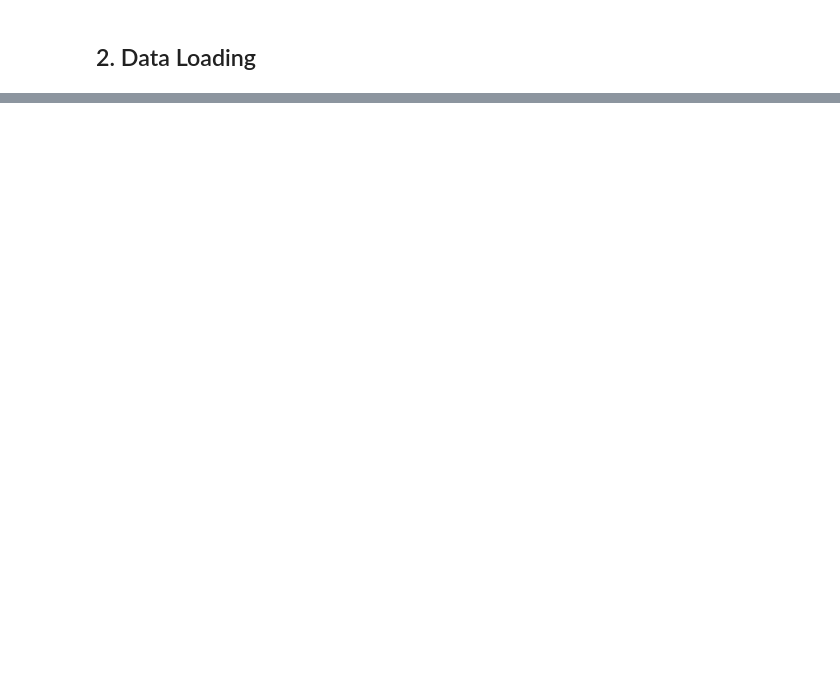
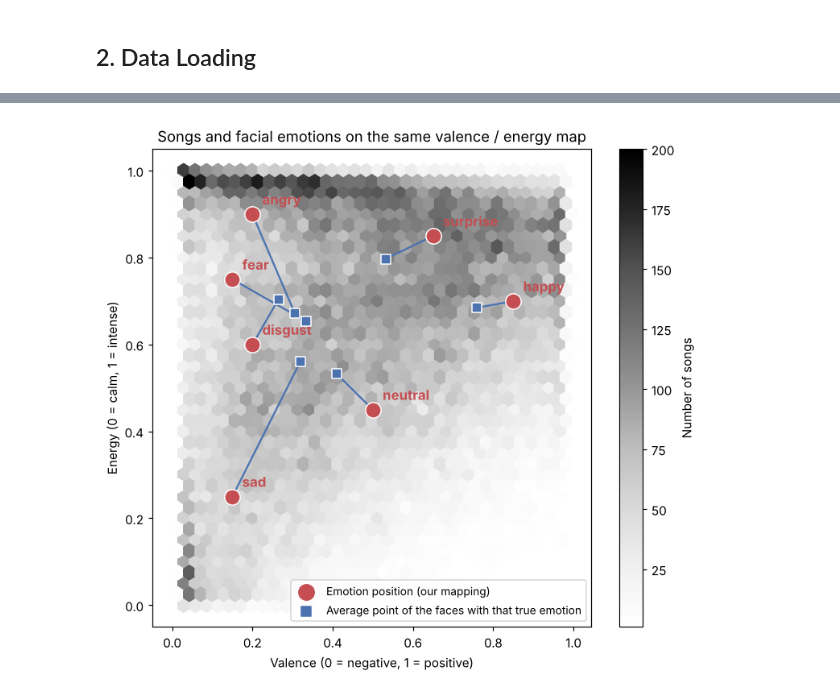
Before and after one commit to ssoossaa/mood-song-recommender, a Jupyter notebook: mood_recommender.ipynb, the cells around one changed output, grey strips where cells are left out. Cells and saved outputs as stored; diff of their text form; code cells hidden in the pictures; blank space fills up the shorter version.

```diff
--- a/mood_recommender.ipynb
+++ b/mood_recommender.ipynb
@@ -71,0 +46,5 @@ def recommend(face_emotion):
+# %%
+# Face side: the output of our classifier on the 7,178 FER-2013 test images
+faces = pd.read_csv(DATA_DIR / "predictions_test.csv")
+print("Predictions file - rows and columns:", faces.shape)
+faces.head()
@@ -71,0 +538,13 @@ def recommend(face_emotion):
+# %%
+CORNERS = {
+    "positive and intense": (0.90, 0.85),
+    "negative and intense": (0.15, 0.90),
+    "negative and calm":    (0.15, 0.20),
+    "positive and calm":    (0.80, 0.35),
+}
+for label, (valence, energy) in CORNERS.items():
+    distance = np.sqrt((tracks["valence"] - valence) ** 2 + (tracks["energy"] - energy) ** 2)
+    corner = tracks[distance <= 0.10].sort_values("popularity", ascending=False).drop_duplicates("artists").head(4)
+    print(f"{label} (valence {valence}, energy {energy}):")
+    for _, song in corner.iterrows():
+        print(f"    {song['track_name']} - {song['artists']}")
@@ -71,0 +648,26 @@ def recommend(face_emotion):
+# %%
+fig, ax = plt.subplots(figsize=(8, 7))
+hexes = ax.hexbin(tracks["valence"], tracks["energy"], gridsize=35, cmap="Greys", mincnt=1)
+fig.colorbar(hexes, ax=ax, label="Number of songs")
+
+for emotion, (valence, energy) in EMOTION_COORDS.items():
+    ax.scatter(valence, energy, s=160, color="#C44E52", edgecolor="white", zorder=3)
+    ax.annotate(emotion, (valence, energy), xytext=(8, 8), textcoords="offset points",
+                fontsize=11, fontweight="bold", color="#C44E52")
+
+# Where the test faces actually land, on average, for each true emotion
+landing = faces.groupby("true_emotion")[["point_valence", "point_energy"]].mean()
+for emotion, row in landing.iterrows():
+    ax.plot([EMOTION_COORDS[emotion][0], row["point_valence"]], [EMOTION_COORDS[emotion][1], row["point_energy"]],
+            color="#4C72B0", linewidth=1.5, zorder=2)
+    ax.scatter(row["point_valence"], row["point_energy"], s=70, marker="s", color="#4C72B0", edgecolor="white", zorder=3)
+
+ax.scatter([], [], s=160, color="#C44E52", label="Emotion position (our mapping)")
+ax.scatter([], [], s=70, marker="s", color="#4C72B0", label="Average point of the faces with that true emotion")
+ax.set_xlabel("Valence (0 = negative, 1 = positive)")
+ax.set_ylabel("Energy (0 = calm, 1 = intense)")
+ax.set_title("Songs and facial emotions on the same valence / energy map")
+ax.legend(loc="lower right", fontsize=9)
+plt.show()
+# %% [output]
+[figure, added]
```
Also changed, not shown: parts of 49 cells of this notebook, 31 other files.
